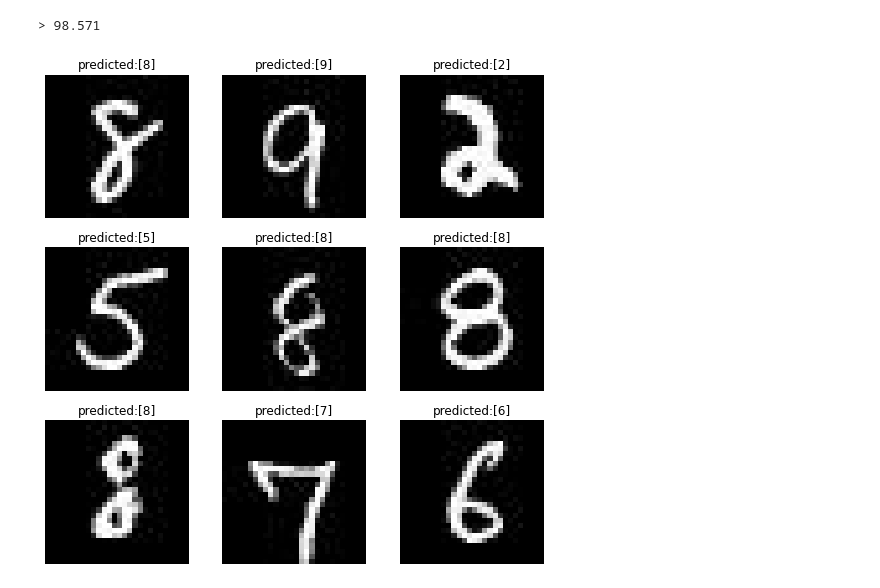
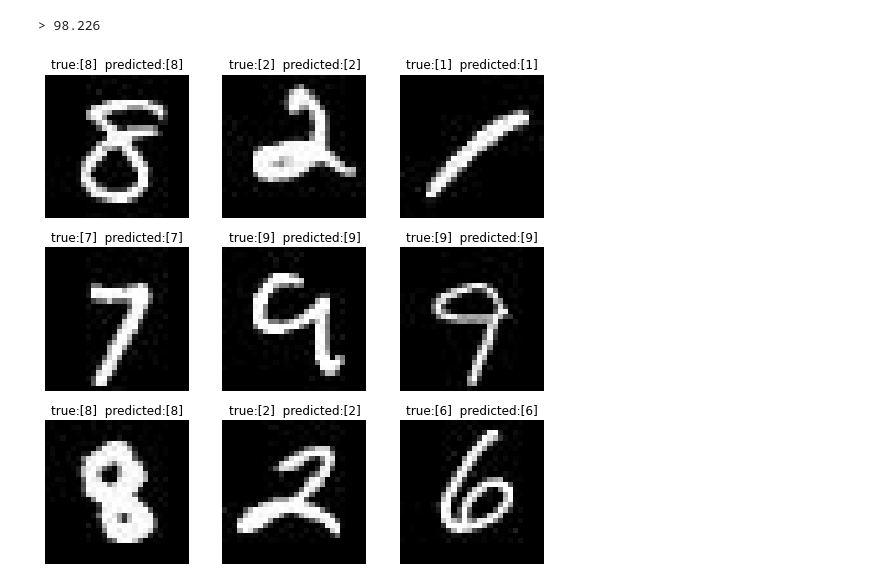
Before and after one commit to HagerDakroury/handwritten-digits-classification, a Jupyter notebook: train.ipynb, the cells around one changed output. Saved outputs shown, nothing was run; the diff lists cells and outputs as text; code cells hidden in the pictures.

Commit message:
fixed the title issue and changed the optimizer

```diff
--- a/train.ipynb
+++ b/train.ipynb
@@ -22,14 +22,14 @@ def Load_data(directory):
 
   #the training dataset
   t_dataset = tf.keras.preprocessing.image_dataset_from_directory(
-      directory, labels='inferred',label_mode='categorical',color_mode='rgb',
+      directory, labels='inferred',label_mode='int',color_mode='rgb',
       batch_size=32, image_size=(28,28), validation_split=0.2,
       subset="training",seed=387
   )
 
   #the validation dataset
   v_dataset = tf.keras.preprocessing.image_dataset_from_directory(
-      directory, labels='inferred',label_mode='categorical', color_mode='rgb',
+      directory, labels='inferred',label_mode='int', color_mode='rgb',
       batch_size=32, image_size=(28,28), validation_split=0.2,
       subset="validation",seed=387
   )
@@ -65,12 +65,16 @@ model = Sequential([
   layers.MaxPooling2D((2, 2)),
   layers.Flatten(),
   layers.Dense(100, activation='relu', kernel_initializer='he_uniform'),
-  layers.Dense(10, activation='softmax')
+  layers.Dense(10)
 ])
 
 # compile model
-opt = SGD(lr=0.01, momentum=0.9)
-model.compile(optimizer=opt, loss='categorical_crossentropy', metrics=['accuracy'])
+# opt = SGD(lr=0.01, momentum=0.9)
+# model.compile(optimizer=opt, loss=, metrics=['accuracy'])
+model.compile(optimizer='adam',
+              loss=tf.keras.losses.SparseCategoricalCrossentropy(from_logits=True),
+              metrics=['accuracy'])
+
 model.summary()
 
 epochs=10
@@ -82,29 +104,29 @@ history = model.fit(
 # %%
 #checking accuracy
 val_acc = history.history['val_accuracy']
 print('> %.3f' % (val_acc[9] * 100.0))
 
-t_ds_batch=t_ds.batch(3)
-# list(t_ds_batch.as_numpy_iterator())
 import matplotlib.pyplot as plt
 from keras.preprocessing.image import load_img
 from keras.preprocessing.image import img_to_array
+
 class_names = t_dataset.class_names
 plt.figure(figsize=(9, 9))
 for images, labels in t_dataset.take(1):
     for i in range(9):
         ax = plt.subplot(3, 3, i + 1)
         plt.imshow(images[i].numpy().astype("uint8"))
         #predicting the image
         img=images[i]
         img = img_to_array(img)
         img = img.reshape(1, 28, 28, 3)
         img = img.astype('float32')
         img = img / 255.0
         predict=np.argmax(model.predict(img),axis=-1)
-        plt.title("predicted:"+np.array_str(predict))
+        # plt.title("predicted:"+np.array_str(predict))
+        plt.title("true:"+"["+class_names[labels[i]]+"]  "+"predicted:"+np.array_str(predict))
 
         plt.axis("off")
 # %% [output]
-> 98.571
+> 98.226
-[figure, old version]
+[figure, new version]
```
Also changed, not shown: parts of 1 cell of this notebook.
